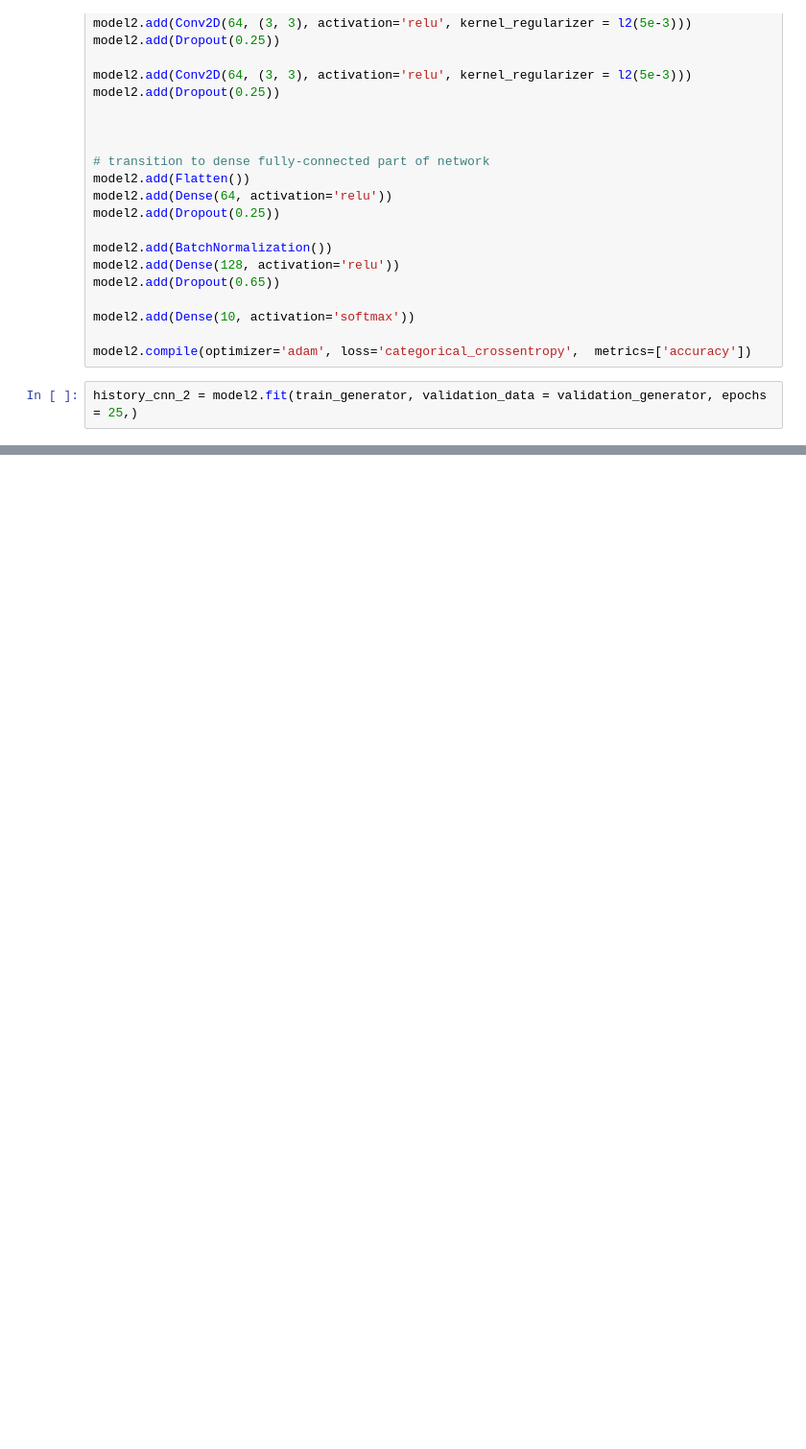
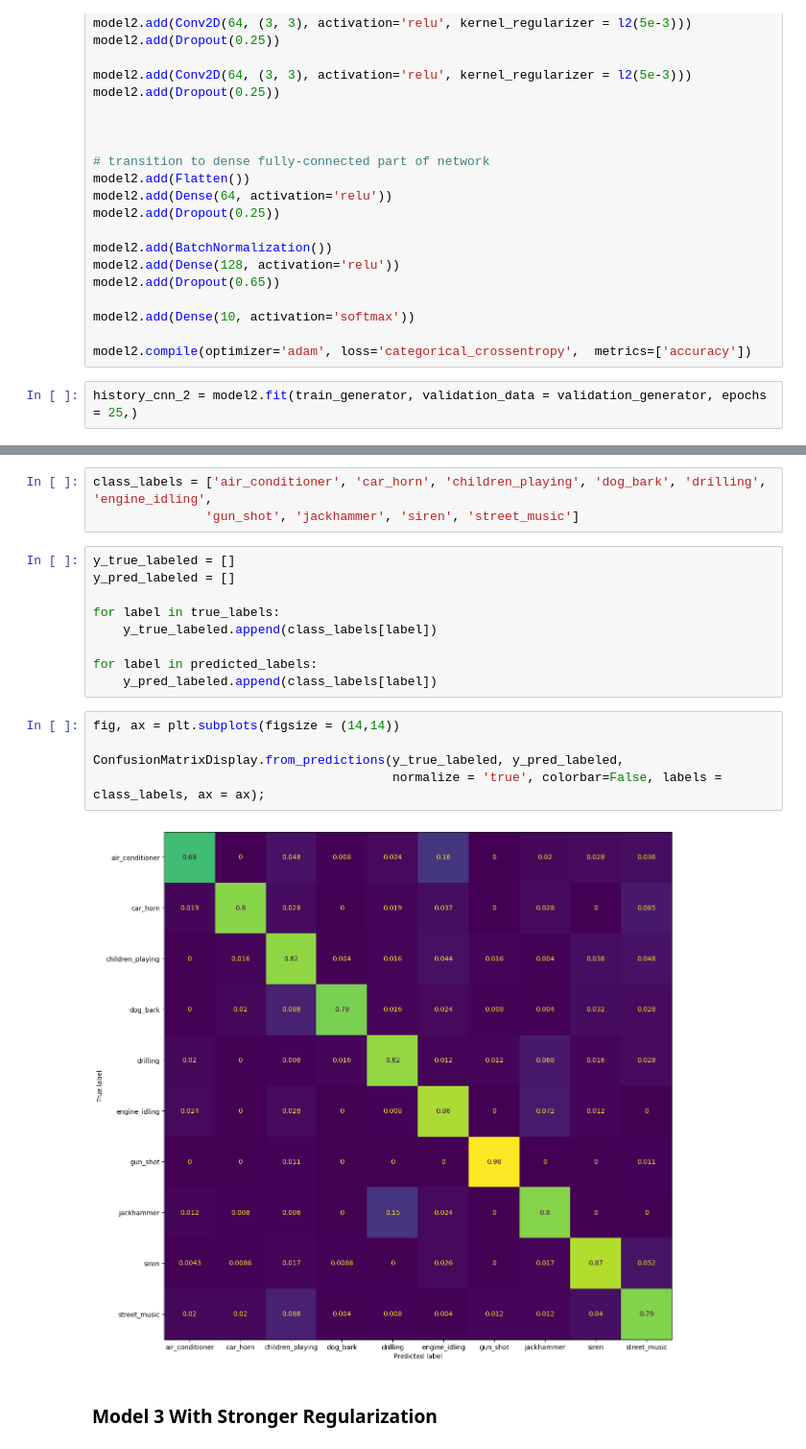
Before and after one commit to ewestrich/Eyeballing-City-Sounds, a Jupyter notebook: CNN_Modeling.ipynb, the cells around one changed output, grey strips where cells are left out. Shown at 96% size. Drawn from its saved outputs; the diff is of its cells as text; blank space fills up the shorter version.

```diff
--- a/CNN_Modeling.ipynb
+++ b/CNN_Modeling.ipynb
@@ -182,0 +240,21 @@ Epoch 25/25
+# %%
+class_labels = ['air_conditioner', 'car_horn', 'children_playing', 'dog_bark', 'drilling', 'engine_idling',
+               'gun_shot', 'jackhammer', 'siren', 'street_music']
+# %%
+y_true_labeled = []
+y_pred_labeled = []
+
+for label in true_labels:
+    y_true_labeled.append(class_labels[label])
+
+for label in predicted_labels:
+    y_pred_labeled.append(class_labels[label])
+# %%
+fig, ax = plt.subplots(figsize = (14,14))
+
+ConfusionMatrixDisplay.from_predictions(y_true_labeled, y_pred_labeled,
+                                        normalize = 'true', colorbar=False, labels = class_labels, ax = ax);
+# %% [output]
+[figure, added]
+# %% [markdown]
+### Model 3 With Stronger Regularization
```
Also changed, not shown: parts of 63 cells of this notebook, 21 other files.
